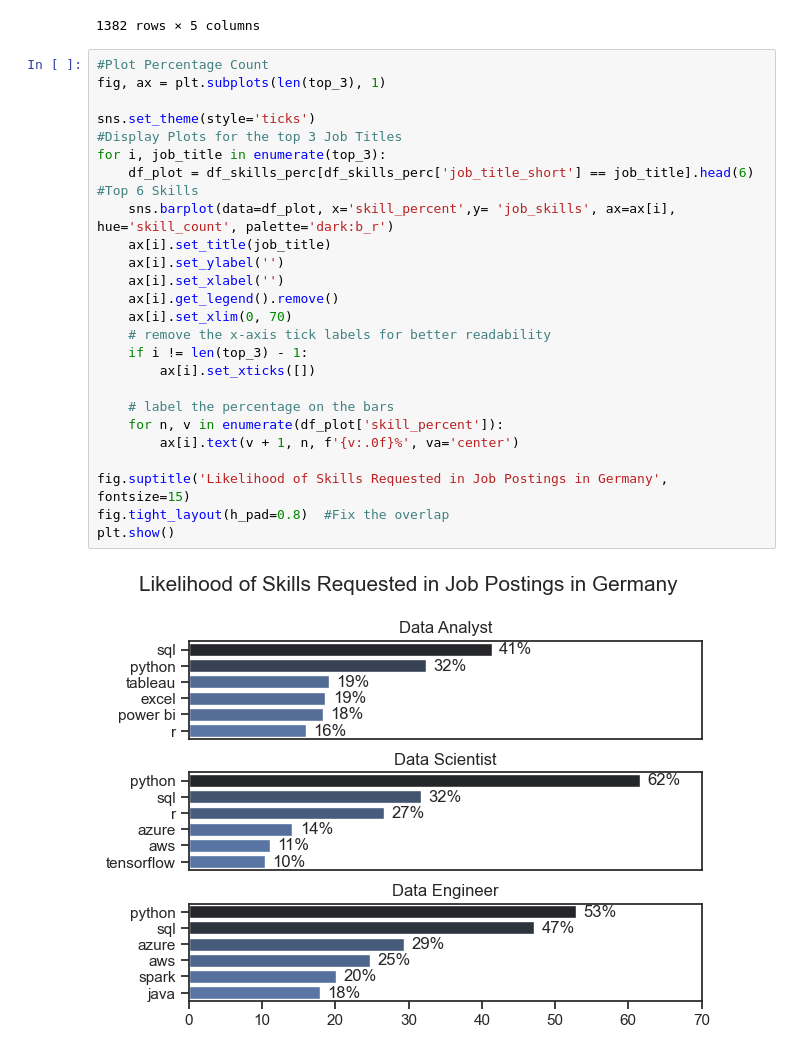
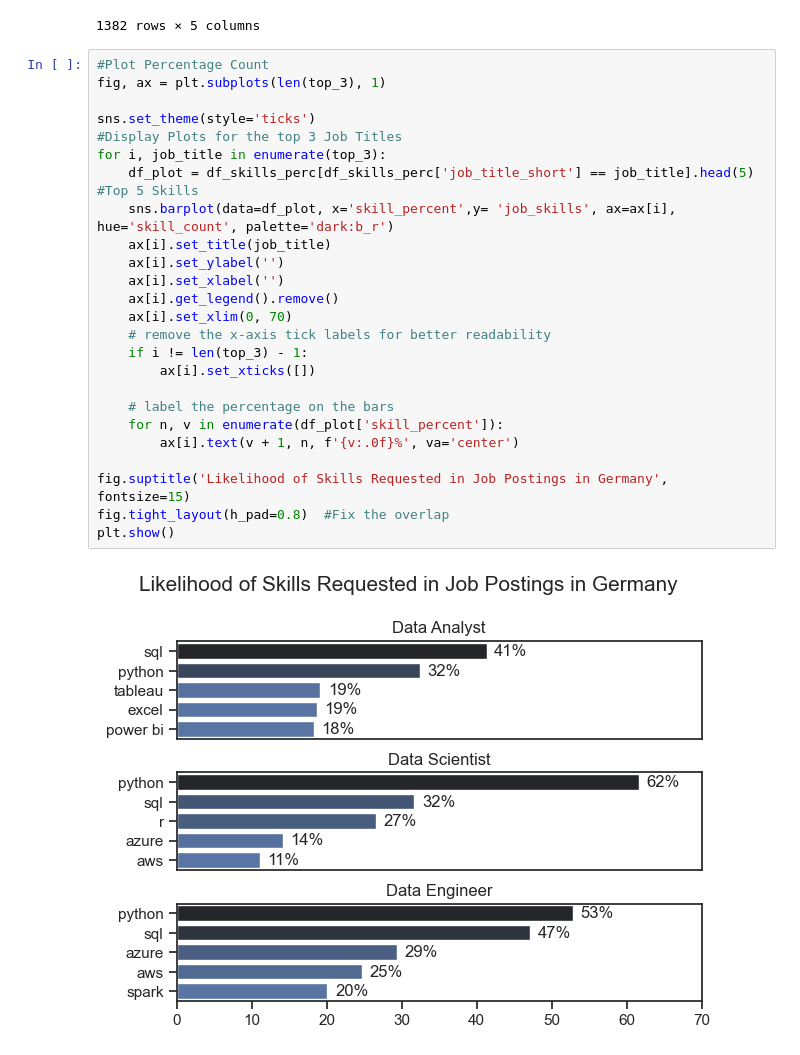
Before and after one commit to medalilou/2_Project, a Jupyter notebook: 2_Skills_Count.ipynb, the cells around one changed output. Cells and saved outputs as stored; diff of their text form.

```diff
--- a/2_Skills_Count.ipynb
+++ b/2_Skills_Count.ipynb
@@ -89,27 +89,27 @@ df_skills_perc
 # %%
 #Plot Percentage Count
 fig, ax = plt.subplots(len(top_3), 1)
 
 sns.set_theme(style='ticks')
 #Display Plots for the top 3 Job Titles
 for i, job_title in enumerate(top_3):
-    df_plot = df_skills_perc[df_skills_perc['job_title_short'] == job_title].head(6) #Top 6 Skills
+    df_plot = df_skills_perc[df_skills_perc['job_title_short'] == job_title].head(5) #Top 5 Skills
     sns.barplot(data=df_plot, x='skill_percent',y= 'job_skills', ax=ax[i], hue='skill_count', palette='dark:b_r')
     ax[i].set_title(job_title)
     ax[i].set_ylabel('')
     ax[i].set_xlabel('')
     ax[i].get_legend().remove()
     ax[i].set_xlim(0, 70)
     # remove the x-axis tick labels for better readability
     if i != len(top_3) - 1:
         ax[i].set_xticks([])
 
     # label the percentage on the bars
     for n, v in enumerate(df_plot['skill_percent']):
         ax[i].text(v + 1, n, f'{v:.0f}%', va='center')
 
 fig.suptitle('Likelihood of Skills Requested in Job Postings in Germany', fontsize=15)
 fig.tight_layout(h_pad=0.8)  #Fix the overlap
 plt.show()
 # %% [output]
-[figure, old version]
+[figure, new version]
```
Also changed, not shown: 2 other files.
